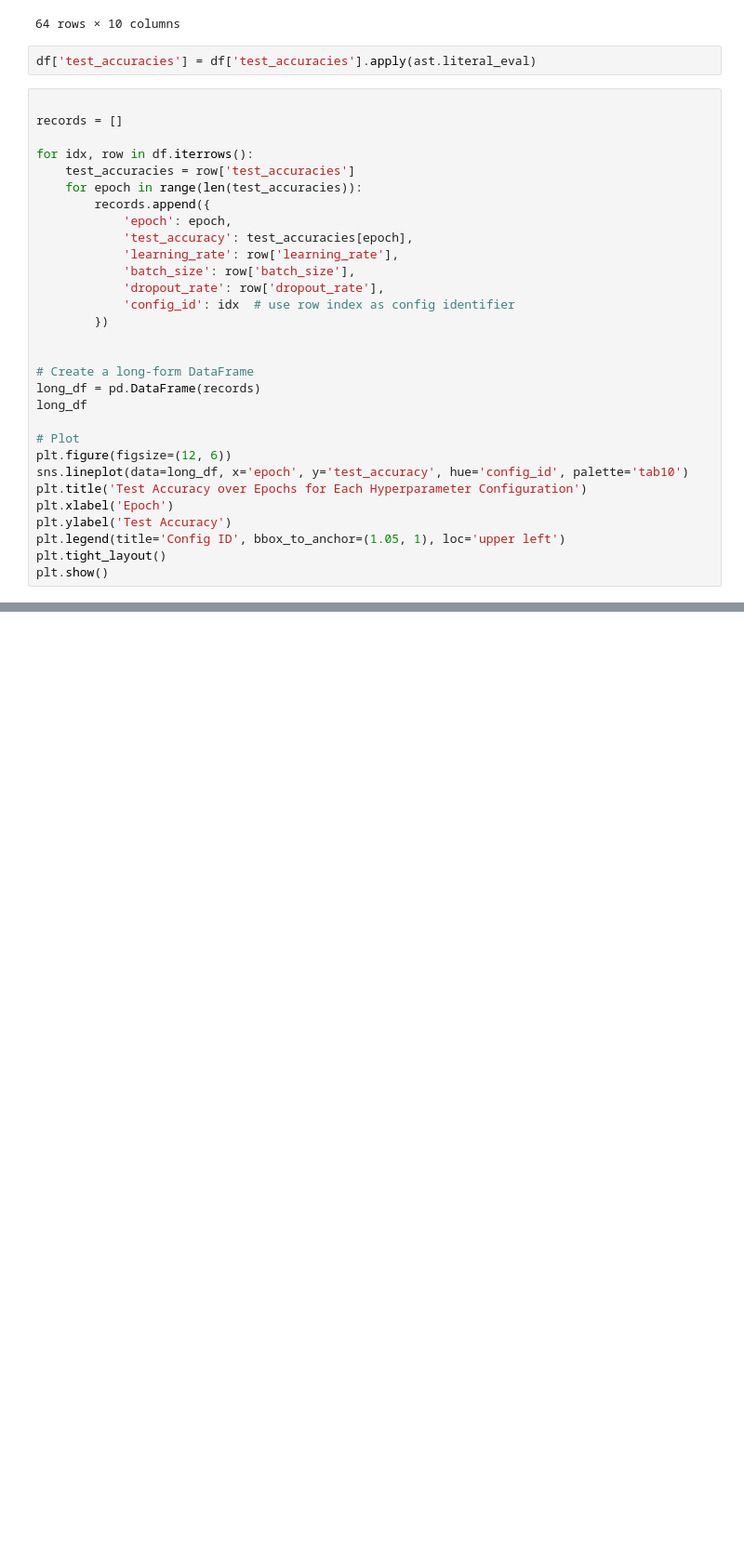
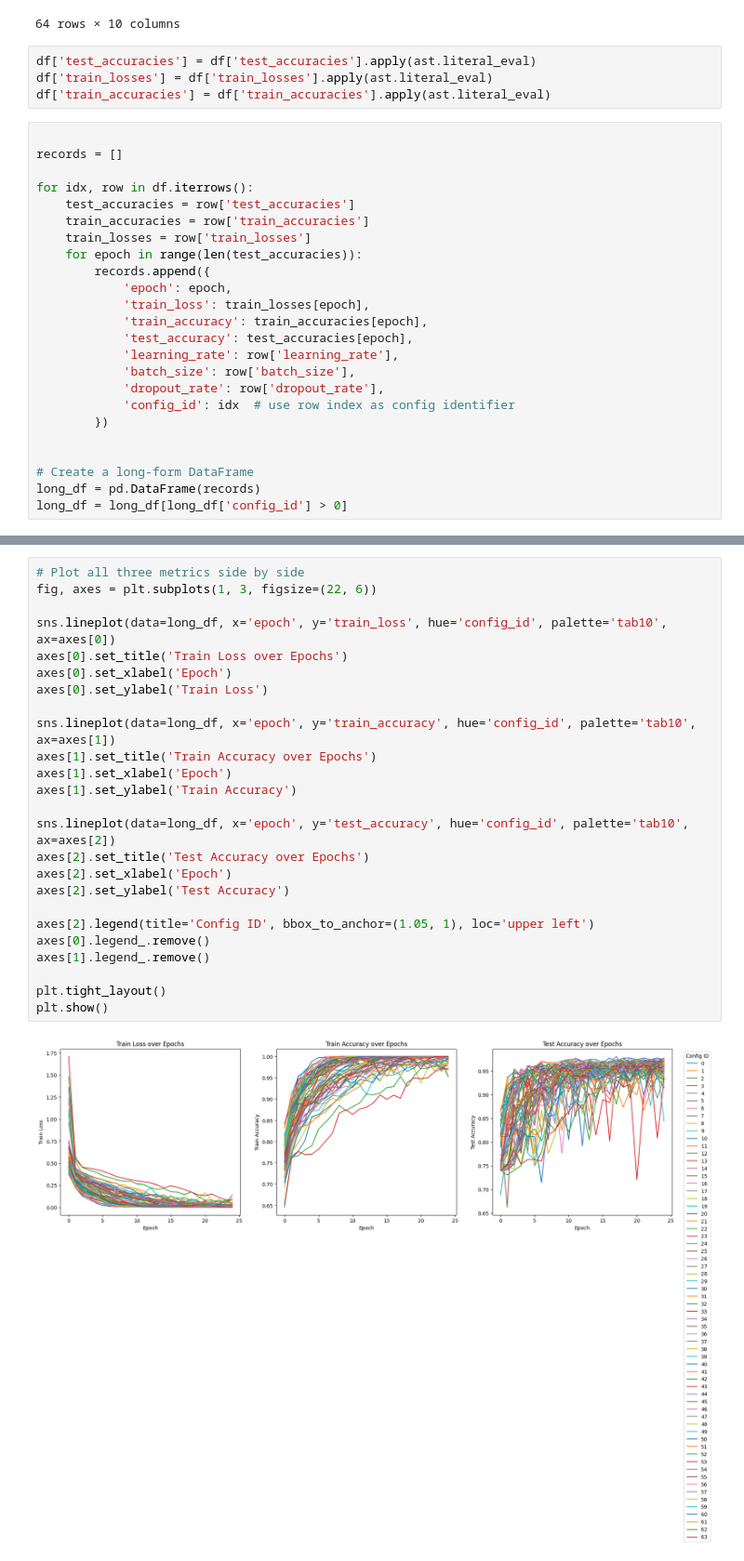
Before and after one commit to williampham7/142B-Lebron, a Jupyter notebook: model_runs/model_4/grid_graph.ipynb, the cells around one changed output, grey strips where cells are left out. Shown at 93% size. Drawn from its saved outputs; the diff is of its cells as text; blank space fills up the shorter version.

```diff
--- a/model_runs/model_4/grid_graph.ipynb
+++ b/model_runs/model_4/grid_graph.ipynb
@@ -28,15 +28,21 @@ df
 64 rows × 10 columns
 # %%
 df['test_accuracies'] = df['test_accuracies'].apply(ast.literal_eval)
+df['train_losses'] = df['train_losses'].apply(ast.literal_eval)
+df['train_accuracies'] = df['train_accuracies'].apply(ast.literal_eval)
 # %%
 
 records = []
 
 for idx, row in df.iterrows():
     test_accuracies = row['test_accuracies']
+    train_accuracies = row['train_accuracies']
+    train_losses = row['train_losses']
     for epoch in range(len(test_accuracies)):
         records.append({
             'epoch': epoch,
+            'train_loss': train_losses[epoch],
+            'train_accuracy': train_accuracies[epoch],
             'test_accuracy': test_accuracies[epoch],
             'learning_rate': row['learning_rate'],
             'batch_size': row['batch_size'],
@@ -47,15 +53,5 @@ for idx, row in df.iterrows():
 
 # Create a long-form DataFrame
 long_df = pd.DataFrame(records)
-long_df
-
-# Plot
-plt.figure(figsize=(12, 6))
-sns.lineplot(data=long_df, x='epoch', y='test_accuracy', hue='config_id', palette='tab10')
-plt.title('Test Accuracy over Epochs for Each Hyperparameter Configuration')
-plt.xlabel('Epoch')
-plt.ylabel('Test Accuracy')
-plt.legend(title='Config ID', bbox_to_anchor=(1.05, 1), loc='upper left')
-plt.tight_layout()
-plt.show()
+long_df = long_df[long_df['config_id'] > 0]
 # %% [output]
@@ -83,0 +71,27 @@ summary_df
+# %%
+# Plot all three metrics side by side
+fig, axes = plt.subplots(1, 3, figsize=(22, 6))
+
+sns.lineplot(data=long_df, x='epoch', y='train_loss', hue='config_id', palette='tab10', ax=axes[0])
+axes[0].set_title('Train Loss over Epochs')
+axes[0].set_xlabel('Epoch')
+axes[0].set_ylabel('Train Loss')
+
+sns.lineplot(data=long_df, x='epoch', y='train_accuracy', hue='config_id', palette='tab10', ax=axes[1])
+axes[1].set_title('Train Accuracy over Epochs')
+axes[1].set_xlabel('Epoch')
+axes[1].set_ylabel('Train Accuracy')
+
+sns.lineplot(data=long_df, x='epoch', y='test_accuracy', hue='config_id', palette='tab10', ax=axes[2])
+axes[2].set_title('Test Accuracy over Epochs')
+axes[2].set_xlabel('Epoch')
+axes[2].set_ylabel('Test Accuracy')
+
+axes[2].legend(title='Config ID', bbox_to_anchor=(1.05, 1), loc='upper left')
+axes[0].legend_.remove()
+axes[1].legend_.remove()
+
+plt.tight_layout()
+plt.show()
+# %% [output]
+[figure, added]
```
Also changed, not shown: parts of 2 cells of this notebook, 1 other file.
